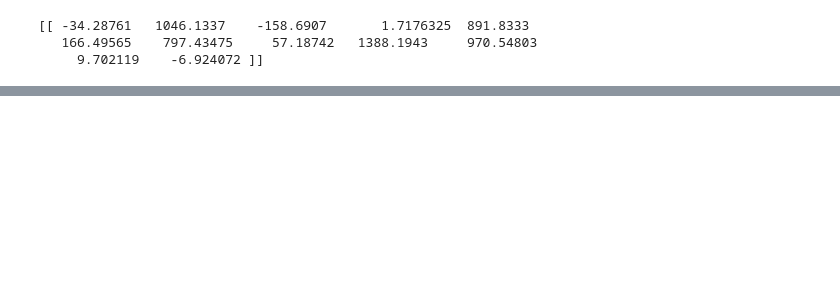
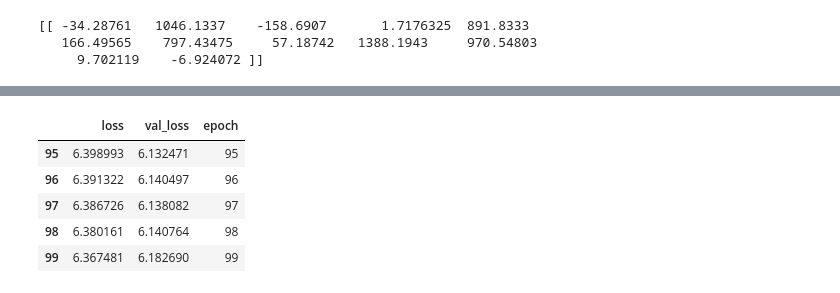
Before and after one commit to shreyanshML100/ML-CHE, a Jupyter notebook: main.ipynb, the cells around one changed output, grey strips where cells are left out. Cells and saved outputs as stored; diff of their text form; code cells hidden in the pictures; blank space fills up the shorter version.

```diff
--- a/main.ipynb
+++ b/main.ipynb
@@ -192,0 +192,11 @@ Wall time: 39.7 s
+# %%
+hist = pd.DataFrame(history.history)
+hist['epoch'] = history.epoch
+hist.tail()
+# %% [output]
+|  | loss | val_loss | epoch |
+| 95 | 6.398993 | 6.132471 | 95 |
+| 96 | 6.391322 | 6.140497 | 96 |
+| 97 | 6.386726 | 6.138082 | 97 |
+| 98 | 6.380161 | 6.140764 | 98 |
+| 99 | 6.367481 | 6.182690 | 99 |
```
Also changed, not shown: parts of 8 cells of this notebook.
